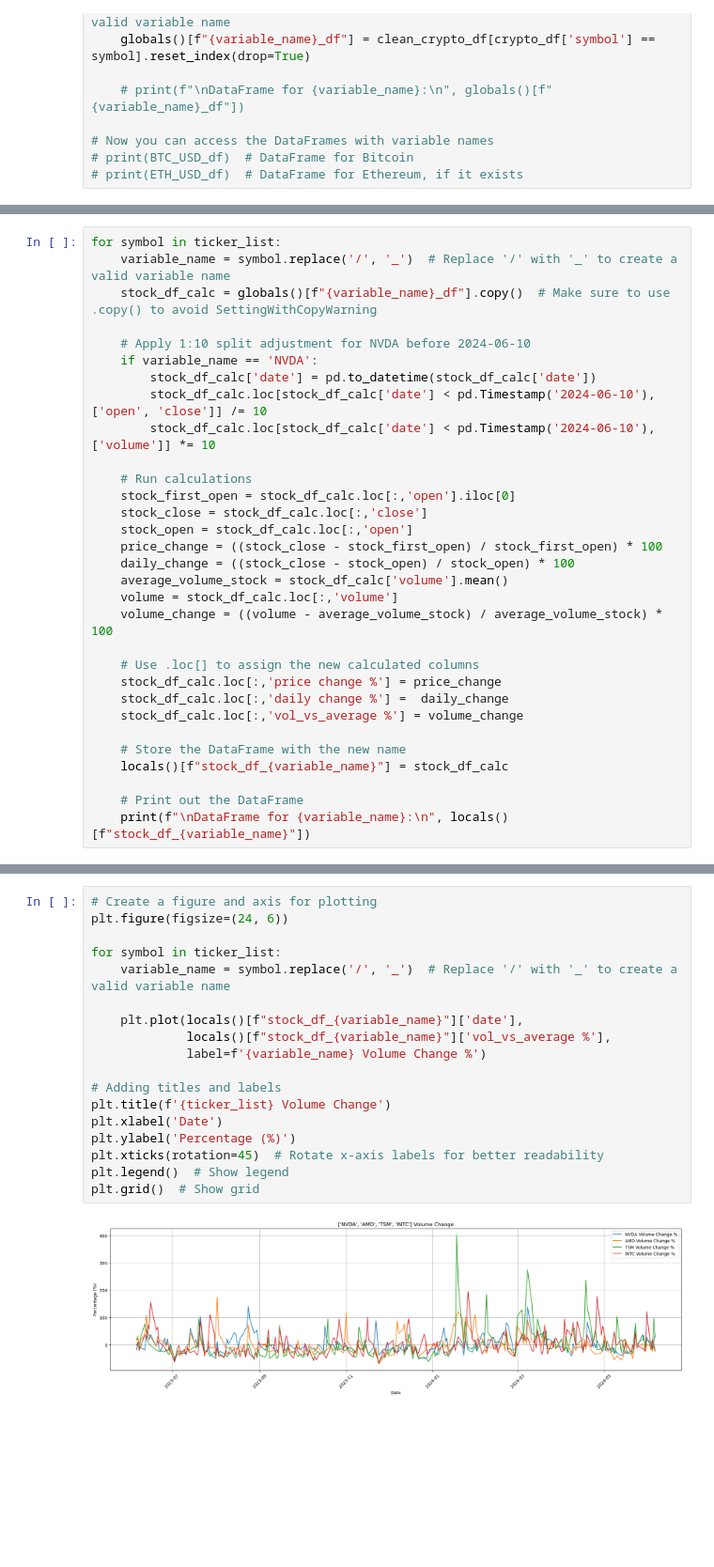
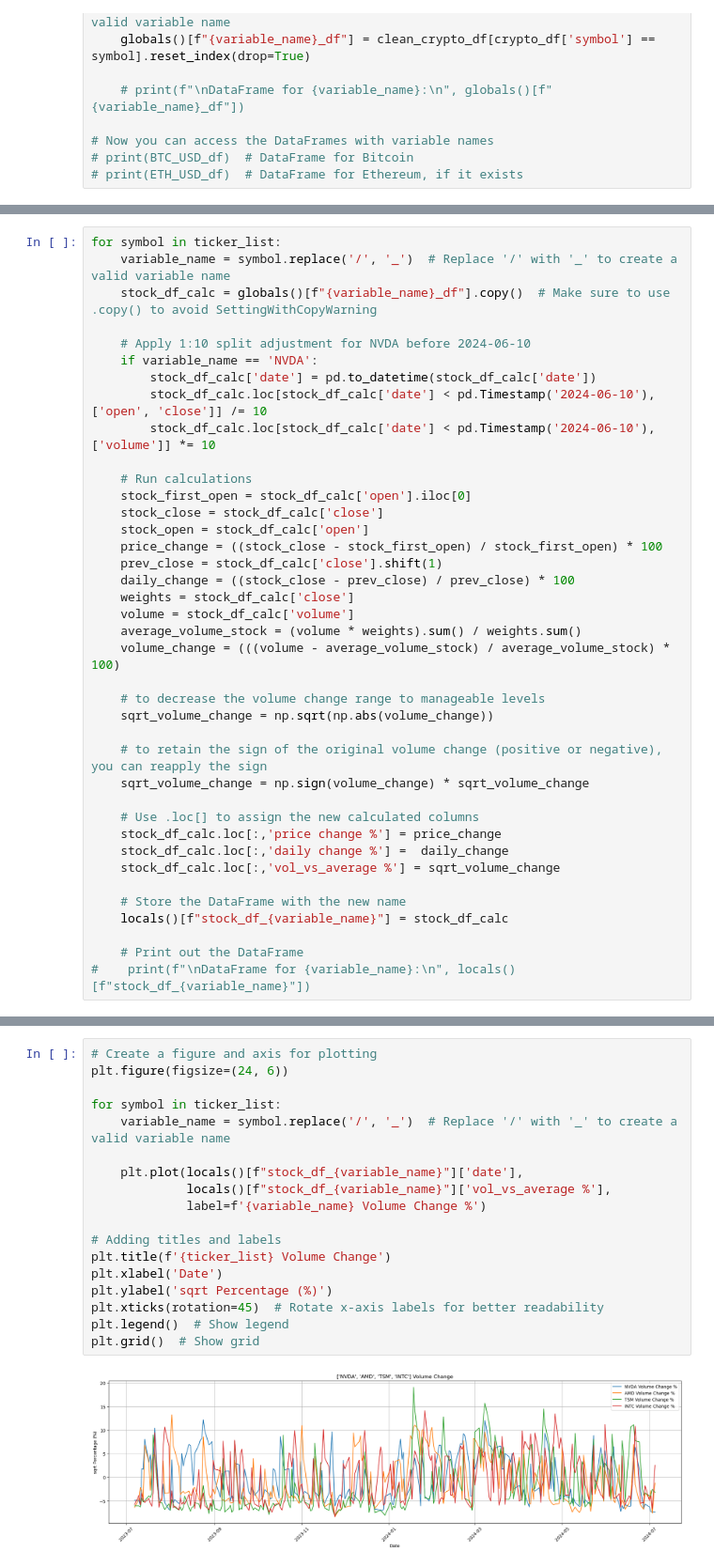
Before and after one commit to Belayohio/project_1, a Jupyter notebook: MP_work_notebook.ipynb, the cells around one changed output, grey strips where cells are left out. Shown at 94% size. Drawn from its saved outputs; the diff is of its cells as text; blank space fills up the shorter version.

```diff
--- a/MP_work_notebook.ipynb
+++ b/MP_work_notebook.ipynb
@@ -306,22 +253,30 @@ for symbol in ticker_list:
         stock_df_calc.loc[stock_df_calc['date'] < pd.Timestamp('2024-06-10'), ['volume']] *= 10
 
     # Run calculations
-    stock_first_open = stock_df_calc.loc[:,'open'].iloc[0]
-    stock_close = stock_df_calc.loc[:,'close']
-    stock_open = stock_df_calc.loc[:,'open']
+    stock_first_open = stock_df_calc['open'].iloc[0]
+    stock_close = stock_df_calc['close']
+    stock_open = stock_df_calc['open']
     price_change = ((stock_close - stock_first_open) / stock_first_open) * 100
-    daily_change = ((stock_close - stock_open) / stock_open) * 100
-    average_volume_stock = stock_df_calc['volume'].mean()
-    volume = stock_df_calc.loc[:,'volume']
-    volume_change = ((volume - average_volume_stock) / average_volume_stock) * 100
+    prev_close = stock_df_calc['close'].shift(1)
+    daily_change = ((stock_close - prev_close) / prev_close) * 100
+    weights = stock_df_calc['close']
+    volume = stock_df_calc['volume']
+    average_volume_stock = (volume * weights).sum() / weights.sum()
+    volume_change = (((volume - average_volume_stock) / average_volume_stock) * 100)
+
+    # to decrease the volume change range to manageable levels
+    sqrt_volume_change = np.sqrt(np.abs(volume_change))
+
+    # to retain the sign of the original volume change (positive or negative), you can reapply the sign
+    sqrt_volume_change = np.sign(volume_change) * sqrt_volume_change
 
     # Use .loc[] to assign the new calculated columns
     stock_df_calc.loc[:,'price change %'] = price_change
     stock_df_calc.loc[:,'daily change %'] =  daily_change
-    stock_df_calc.loc[:,'vol_vs_average %'] = volume_change
+    stock_df_calc.loc[:,'vol_vs_average %'] = sqrt_volume_change
 
     # Store the DataFrame with the new name
     locals()[f"stock_df_{variable_name}"] = stock_df_calc
 
     # Print out the DataFrame
-    print(f"\nDataFrame for {variable_name}:\n", locals()[f"stock_df_{variable_name}"])
+#    print(f"\nDataFrame for {variable_name}:\n", locals()[f"stock_df_{variable_name}"])
@@ -386,23 +323,23 @@ plt.grid()  # Show grid
 # %%
 # Create a figure and axis for plotting
 plt.figure(figsize=(24, 6))
 
 for symbol in ticker_list:
     variable_name = symbol.replace('/', '_')  # Replace '/' with '_' to create a valid variable name
 
     plt.plot(locals()[f"stock_df_{variable_name}"]['date'],
              locals()[f"stock_df_{variable_name}"]['vol_vs_average %'],
              label=f'{variable_name} Volume Change %')
 
 # Adding titles and labels
 plt.title(f'{ticker_list} Volume Change')
 plt.xlabel('Date')
-plt.ylabel('Percentage (%)')
+plt.ylabel('sqrt Percentage (%)')
 plt.xticks(rotation=45)  # Rotate x-axis labels for better readability
 plt.legend()  # Show legend
 plt.grid()  # Show grid
 # %% [output]
-[figure, old version]
+[figure, new version]
 # %%
 # user input for the ticker
 ticker_index_input = input("Enter the Stock symbols (e.g., SPY, QQQ, EWU, EWJ): ")
```
Also changed, not shown: parts of 21 cells of this notebook.
